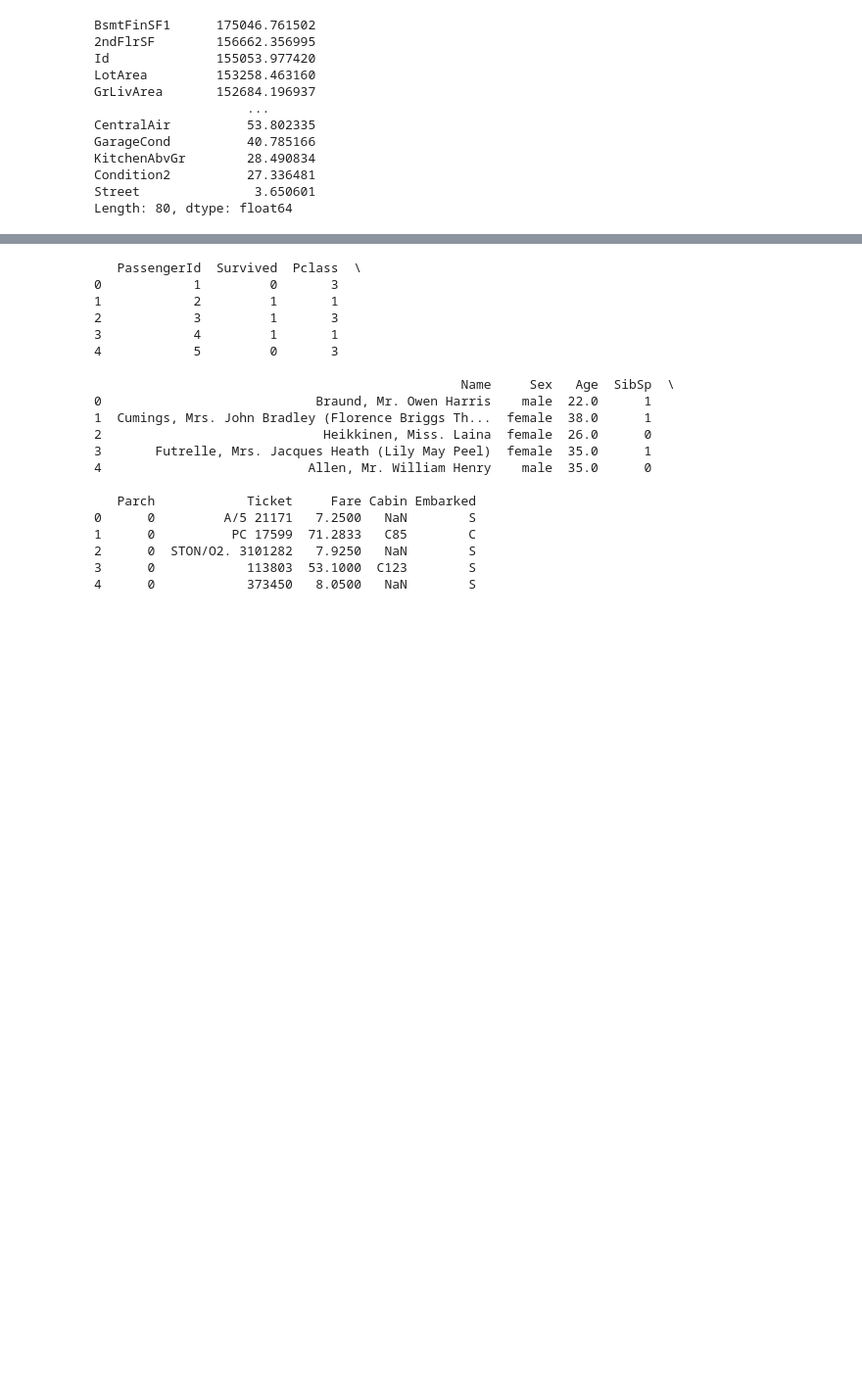
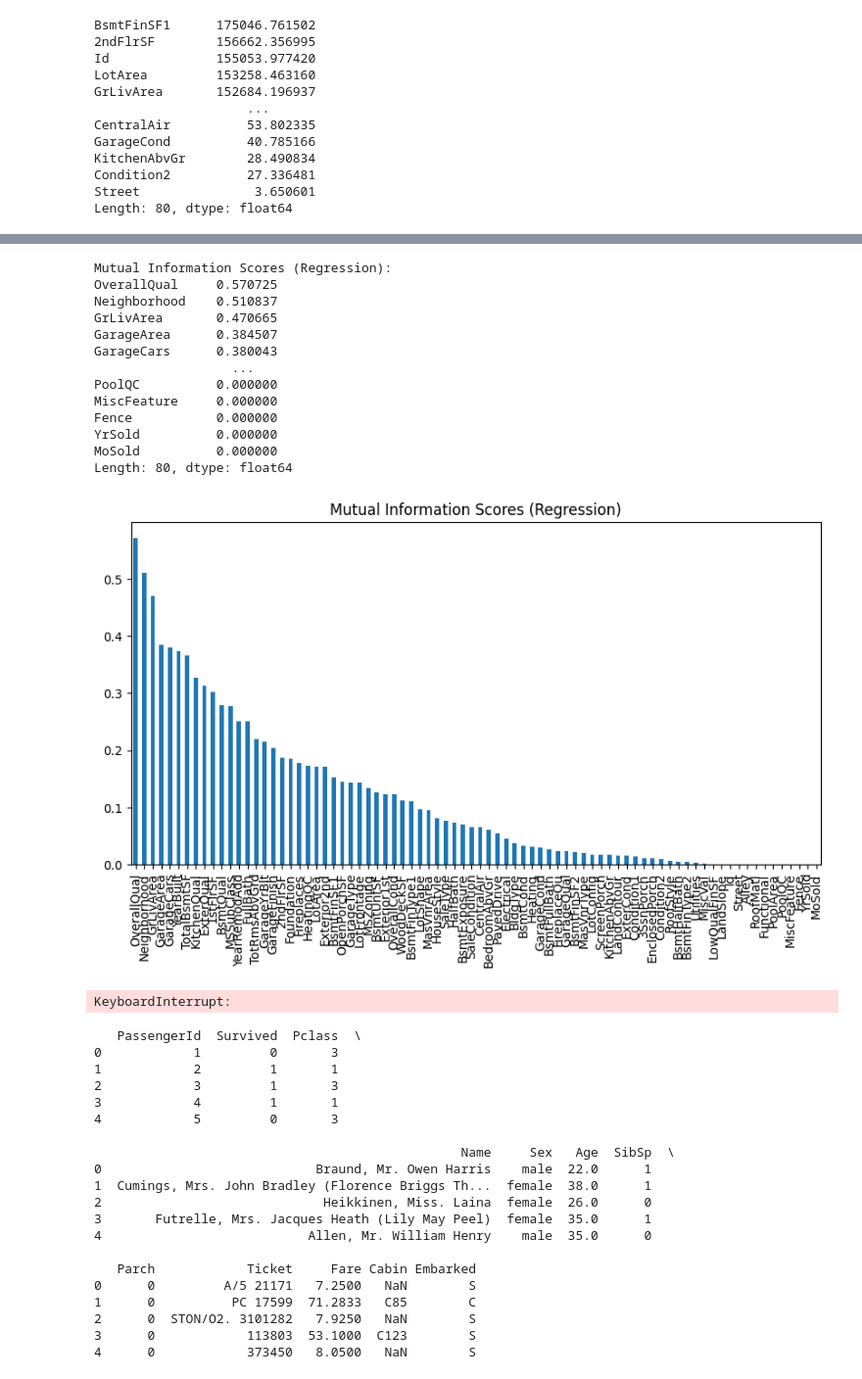
Before and after one commit to SameekshaPadigelawar/ML-lab, a Jupyter notebook: MLlab162.ipynb, the cells around one changed output, grey strips where cells are left out. Shown at 98% size. Saved outputs shown, nothing was run; the diff lists cells and outputs as text; code cells hidden in the pictures; blank space fills up the shorter version.

```diff
--- a/MLlab162.ipynb
+++ b/MLlab162.ipynb
@@ -381,3 +409,70 @@ Length: 80, dtype: float64
+# %%
+import pandas as pd
+
+from sklearn.feature_selection import mutual_info_regression
+import matplotlib.pyplot as plt
+
+
+
+# Calculate Mutual Information
+mi_scores = mutual_info_regression(X_encoded, y, random_state=42)
+
+# Convert to Series for better display
+mi_series = pd.Series(mi_scores, index=X.columns).sort_values(ascending=False)
+
+print("Mutual Information Scores (Regression):")
+print(mi_series)
+
+# Plot
+mi_series.plot(kind='bar', figsize=(10,5), title="Mutual Information Scores (Regression)")
+plt.show()
+# %% [output]
+Mutual Information Scores (Regression):
+OverallQual     0.570725
+Neighborhood    0.510837
+GrLivArea       0.470665
+GarageArea      0.384507
+GarageCars      0.380043
+                  ...
+PoolQC          0.000000
+MiscFeature     0.000000
+Fence           0.000000
+YrSold          0.000000
+MoSold          0.000000
+Length: 80, dtype: float64
+[figure, added]
+# %%
+import pandas as pd
+from sklearn.linear_model import LogisticRegression
+from sklearn.model_selection import train_test_split
+from sklearn.preprocessing import StandardScaler
+from sklearn.feature_selection import SequentialFeatureSelector
+
+# ✅ Use encoded features (all numeric)
+X_train, X_test, y_train, y_test = train_test_split(
+    X_encoded, y, test_size=0.3, random_state=42
+)
+
+
+# ✅ Scale only numeric data
+scaler = StandardScaler()
+X_train_scaled = scaler.fit_transform(X_train)
+X_test_scaled = scaler.transform(X_test)
+
+# Logistic Regression model
+log_reg = LogisticRegression(max_iter=500, solver="liblinear")
+
+# Forward Selection (pick top 5 features)
+forward_selector = SequentialFeatureSelector(
+    log_reg, n_features_to_select=5, direction="forward"
+)
+forward_selector.fit(X_train_scaled, y_train)
+
+# Selected features
+selected_features = X_train.columns[forward_selector.get_support()]
+print("Forward Selection Features:", selected_features.tolist())
+# %% [output]
+KeyboardInterrupt:
 # %%
 #Data Collection
 import pandas as pd
```
Also changed, not shown: parts of 21 cells of this notebook.
